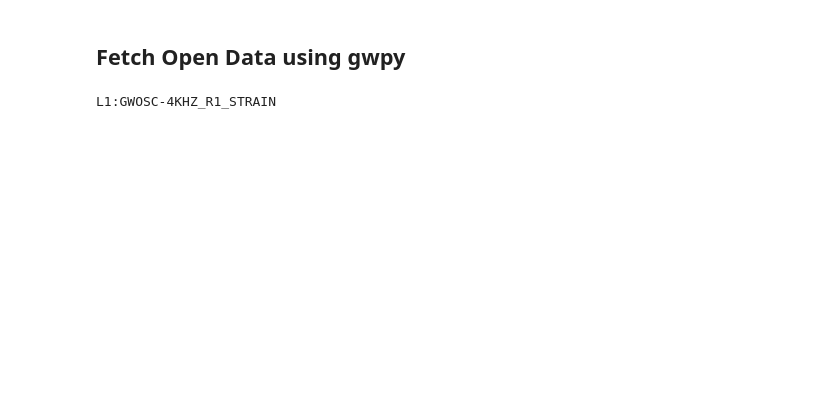
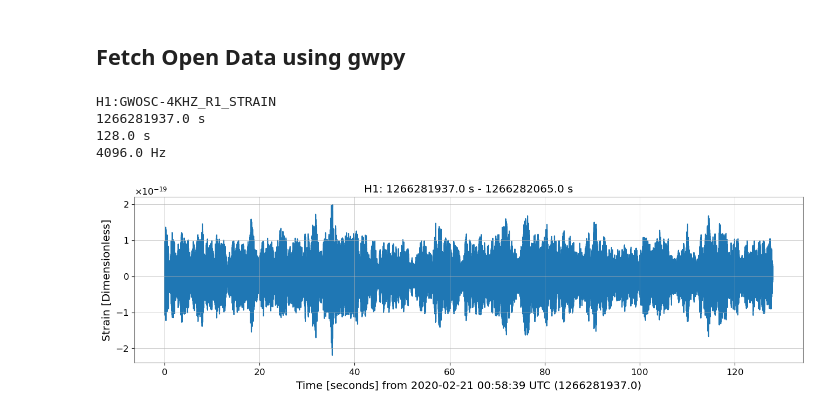
Before and after one commit to agoodmanjerry/gw-demo, a Jupyter notebook: tuto-1_introduction.ipynb, the cells around one changed output. Saved outputs shown, nothing was run; the diff lists cells and outputs as text; code cells hidden in the pictures; blank space fills up the shorter version.

```diff
--- a/tuto-1_introduction.ipynb
+++ b/tuto-1_introduction.ipynb
@@ -398,7 +383,7 @@ from lalframe.utils import frtools
 # %%
-ifo = 'L1'
-start = 1256655666
-duration = 2073
+ifo = "H1"
+start = 1266281937
+duration = 128
 end = start + duration
 # Fetch open data from gwosc.org:
 ts = TimeSeries.fetch_open_data(
@@ -409,16 +394,32 @@ ts = TimeSeries.fetch_open_data(
     format='gwf',
 )
 # Save time series to a gwf file:
-ts.write(f"./Data/{ifo[0]}-{ifo}_GWOSC_O3b_4KHZ_R1-{start}-{duration}.gwf", format="gwf")
+gwf_file = f"./Data/{ifo[0]}-{ifo}_GWOSC_O3b_4KHZ_R1-{start}-{duration}.gwf"
+ts.write(gwf_file, format="gwf")
-# %%
-gwf_file = "./Data/L-L1_GWOSC_O3b_4KHZ_R1-1256655666-2073.gwf"
-# Get channel name from the file:
-channel = frtools.get_channels(gwf_file)[0]
-print(channel)
-# Read time series from the file:
-ts = TimeSeries.read(
-    source=gwf_file,
-    channel=channel,
-)
-# %% [output]
-L1:GWOSC-4KHZ_R1_STRAIN
+# %%
+# Get channel name from the file:
+channel = frtools.get_channels(gwf_file)[0]
+print(channel)
+# Read time series from the file:
+ts = TimeSeries.read(
+    source=gwf_file,
+    channel=channel,
+)
+print(ts.t0)
+print(ts.duration)
+print(ts.sample_rate)
+
+t0_date = from_gps(ts.t0.value)
+time_labels = ts.times.value - ts.t0.value
+plt.figure(figsize=[16,4])
+plt.title(f"{ifo}: {ts.t0} - {ts.t0 + ts.duration}")
+plt.plot(time_labels, ts)
+plt.xlabel(f"Time [seconds] from {t0_date} UTC ({ts.t0.value})")
+plt.ylabel(f"Strain [Dimensionless]")
+plt.show()
+# %% [output]
+H1:GWOSC-4KHZ_R1_STRAIN
+1266281937.0 s
+128.0 s
+4096.0 Hz
+[figure, added]
```
Also changed, not shown: parts of 13 cells of this notebook, 11 other files.
